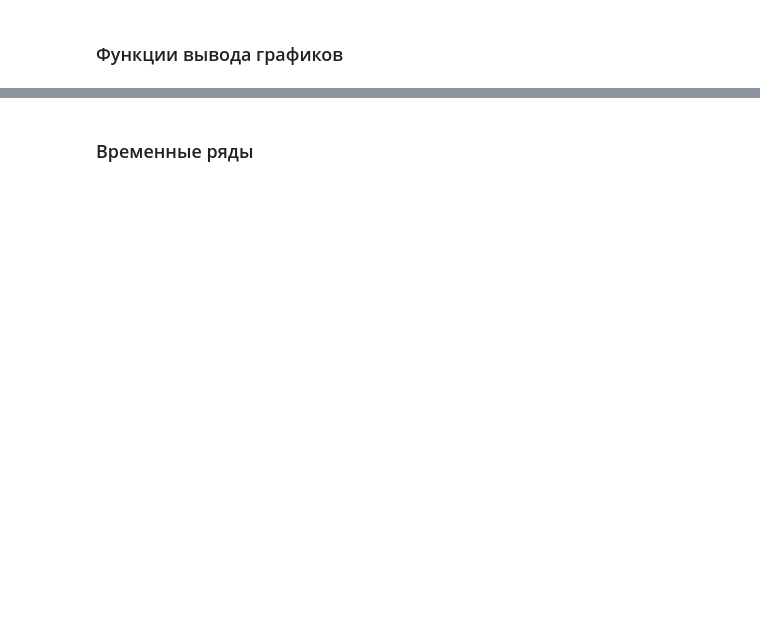
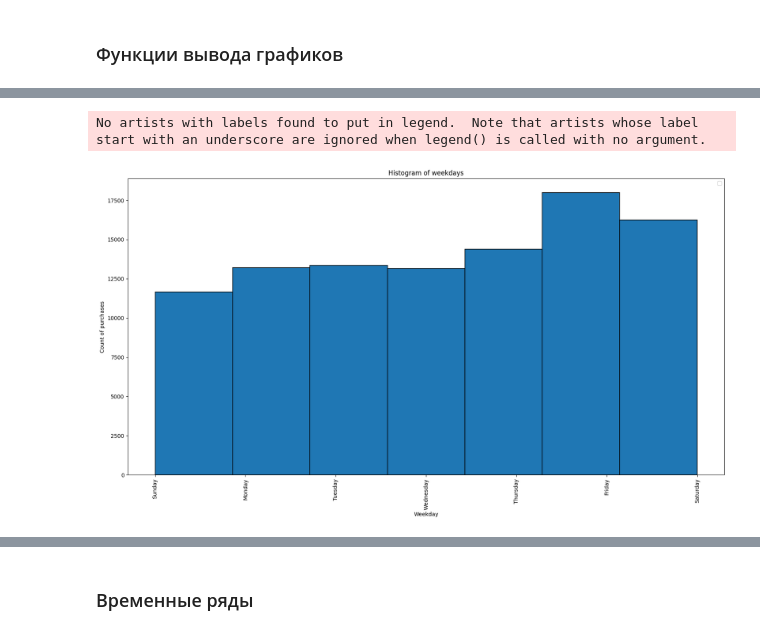
Before and after one commit to Barashkov-GO/vkr, a Jupyter notebook: data_analysis.ipynb, the cells around one changed output, grey strips where cells are left out. Drawn from its saved outputs; the diff is of its cells as text; code cells hidden in the pictures; blank space fills up the shorter version.

```diff
--- a/data_analysis.ipynb
+++ b/data_analysis.ipynb
@@ -56,0 +134,14 @@ scatter_prices(data, 15058563)
+# %%
+def scatter_hist_of_weekdays(data):
+    fig, ax = plt.subplots(figsize=(20, 10))
+    x = data['weekday'].values
+
+    ax.hist(x, bins=7, histtype='bar', edgecolor='black', linewidth=1.1)
+
+    ax.set_xlabel('Weekday')
+    ax.set_ylabel('Count of purchases')
+    ax.set_title('Histogram of weekdays')
+    ax.set_xticks([i for i in range(0, 7)], ['Sunday', 'Monday', 'Tuesday', 'Wednesday', 'Thursday', 'Friday', 'Saturday'], rotation='vertical')
+
+    ax.legend()
+    plt.savefig(FIGURES_PATH + 'weekdays_hist')
@@ -56,0 +330,5 @@ scatter_prices(data, 15058563)
+# %%
+scatter_hist_of_weekdays(data)
+# %% [output]
+No artists with labels found to put in legend.  Note that artists whose label start with an underscore are ignored when legend() is called with no argument.
+[figure, added]
```
Also changed, not shown: parts of 42 cells of this notebook, 1 other file.
